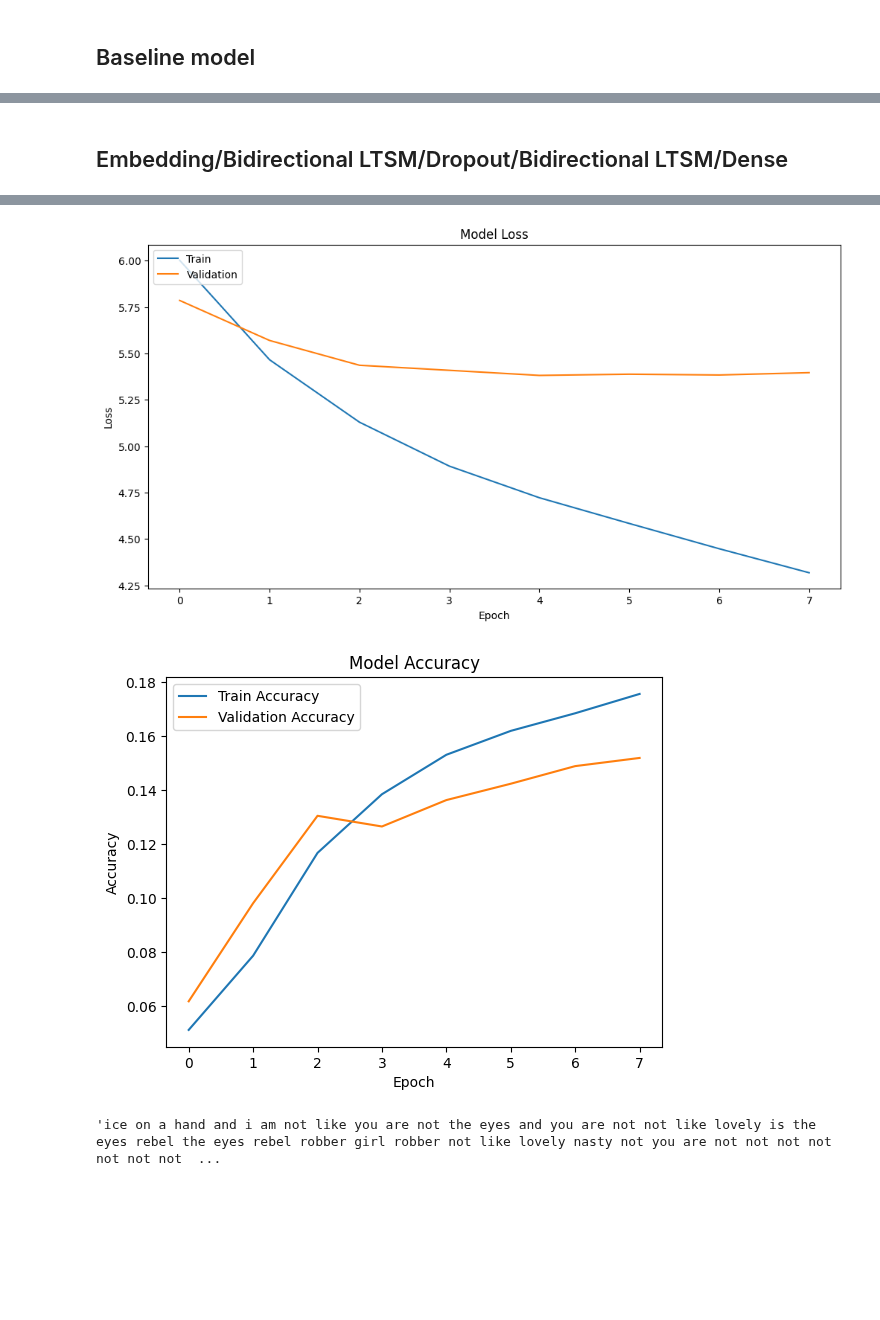
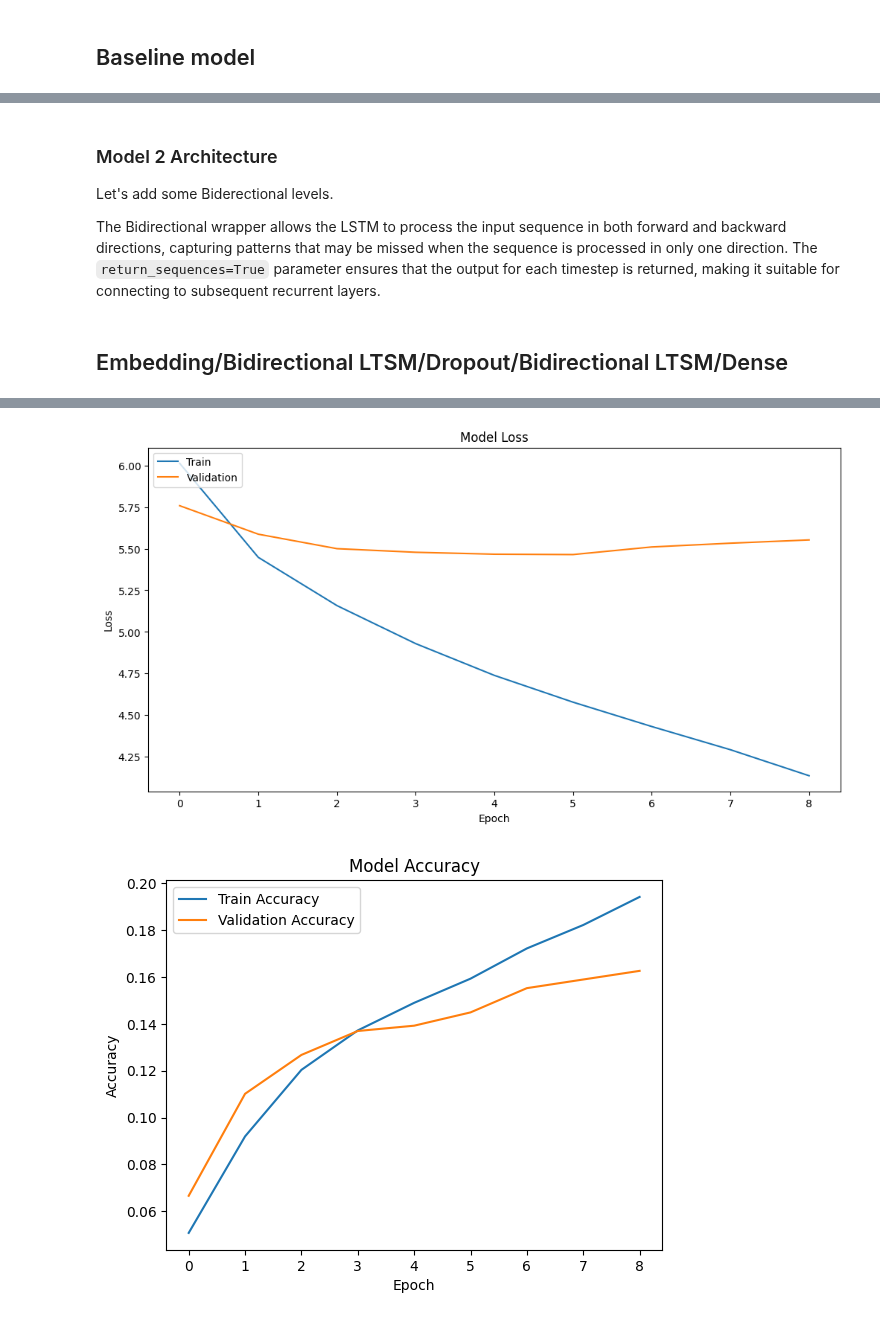
Before and after one commit to olgazju/ml_camp_2023, a Jupyter notebook: capstione_project_1/notebooks/Model.ipynb, the cells around one changed output, grey strips where cells are left out. Cells and saved outputs as stored; diff of their text form; code cells hidden in the pictures; blank space fills up the shorter version.

```diff
--- a/capstione_project_1/notebooks/Model.ipynb
+++ b/capstione_project_1/notebooks/Model.ipynb
@@ -74,7 +116,7 @@ def viz_metrics(history):
 
 def train(model):
   earlystop = EarlyStopping(monitor='val_loss', min_delta=0, patience=3, verbose=1, mode='auto', restore_best_weights=True)
-  history = model.fit(X_train, y_train, epochs=50, validation_data=(X_val, y_val), callbacks=[earlystop, Perplexity()])
+  history = model.fit(X_train, y_train, epochs=100, validation_data=(X_val, y_val), callbacks=[earlystop, Perplexity()])
   return history
 
 def generate(model, seed_text):
@@ -114,7 +156,7 @@ def sample_with_temperature(probabilities, temperature=1.0):
     probabilities = exp_probs / np.sum(exp_probs)
 
     # Sample the next word based on the adjusted probabilities
-    choices = range(len(probabilities))  # This should be the range of your vocabulary
+    choices = range(len(probabilities))
     next_word = np.random.choice(choices, p=probabilities)
 
     return next_word
@@ -126,10 +168,10 @@ def generate_with_temperature(model, seed_text, temperature=1.0):
         token_list = tokenizer.texts_to_sequences([seed_text])[0]
         token_list = pad_sequences([token_list], maxlen=max_sequence_len-1, padding='pre')
 
-        probabilities = model.predict(token_list, verbose=0)[0]  # Get softmax probabilities
+        probabilities = model.predict(token_list, verbose=0)[0]
 
         # Use temperature to adjust the probabilities and sample the next word
-        predicted = sample_with_temperature(probabilities, temperature=temperature)  # Adjust the temperature as needed
+        predicted = sample_with_temperature(probabilities, temperature=temperature)
 
         # Convert the predicted token to a word and update the seed text
         output_word = ""
@@ -226,17 +405,21 @@ Epoch 11: early stopping
+# %% [markdown]
+### Model 2 Architecture
+
+Let's add some Biderectional levels.
+
+The Bidirectional wrapper allows the LSTM to process the input sequence in both forward and backward directions, capturing patterns that may be missed when the sequence is processed in only one direction. The `return_sequences=True` parameter ensures that the output for each timestep is returned, making it suitable for connecting to subsequent recurrent layers.
 # %% [markdown]
 ## Embedding/Bidirectional LTSM/Dropout/Bidirectional LTSM/Dense
 # %%
-model3 = Sequential()
-model3.add(Embedding(total_words, 100, input_length=max_sequence_len-1))
-model3.add(Bidirectional(LSTM(250, return_sequences=True)))
-model3.add(Dropout(0.2))
-model3.add(Bidirectional(LSTM(150)))
-model3.add(Dense(total_words, activation='softmax'))
-model3.compile(loss='categorical_crossentropy', optimizer='adam', metrics=['accuracy'])
-model3.summary()
+model2 = Sequential()
+model2.add(Embedding(total_words, 100, input_length=max_sequence_len-1))
+model2.add(Bidirectional(LSTM(250, return_sequences=True)))
+model2.add(Dropout(0.1))
+model2.add(Bidirectional(LSTM(150)))
+model2.add(Dense(total_words, activation='softmax'))
+model2.compile(loss='categorical_crossentropy', optimizer='adam', metrics=['accuracy'])
+model2.summary()
 
-history = train(model3)
+history = train(model2)
 viz_metrics(history)
-
-generate(model3, 'ice on a hand')
 # %% [output]
@@ -260,3 +443,2 @@ Epoch 8: early stopping
-[figure, old version]
+[figure, new version]
-[figure, old version]
+[figure, new version]
-'ice on a hand and i am not like you are not the eyes and you are not not like lovely is the eyes rebel the eyes rebel robber girl robber not like lovely nasty not you are not not not not not not not  ...
```
Also changed, not shown: parts of 30 cells of this notebook.
